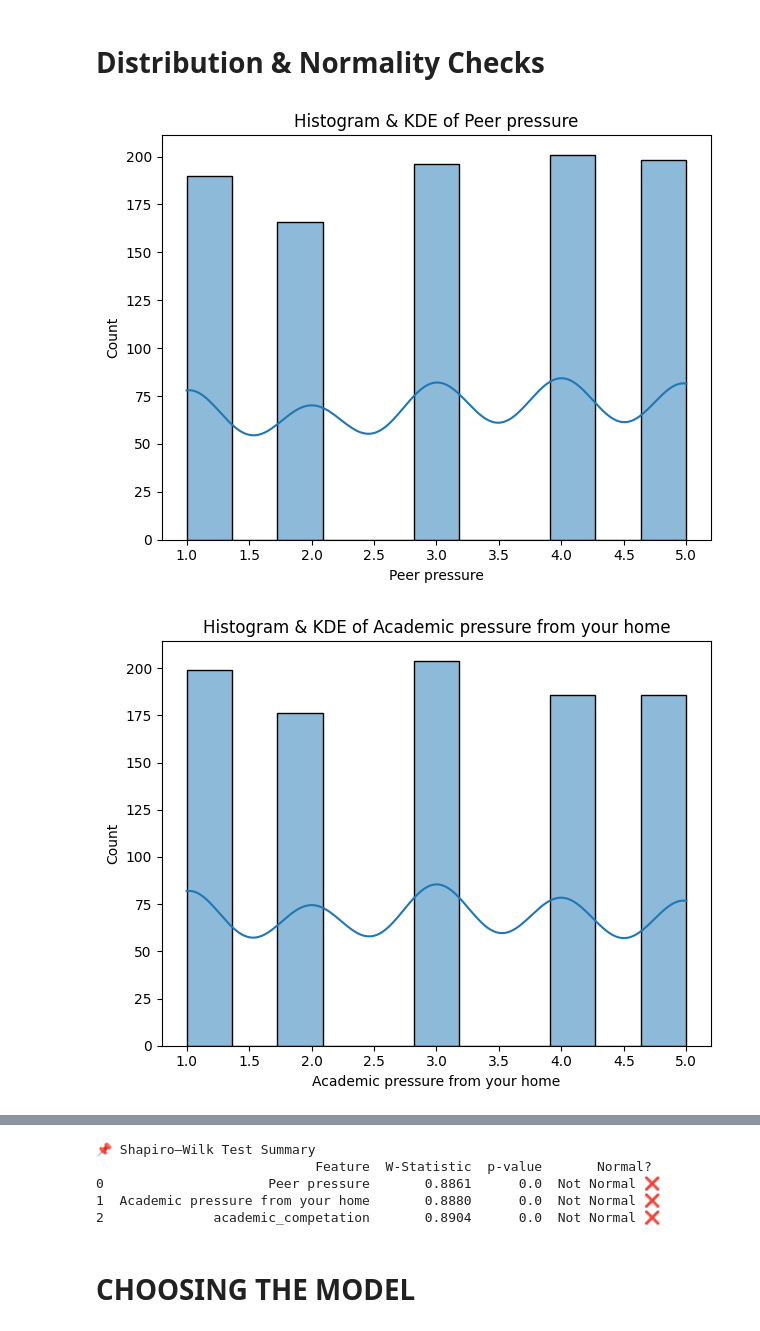
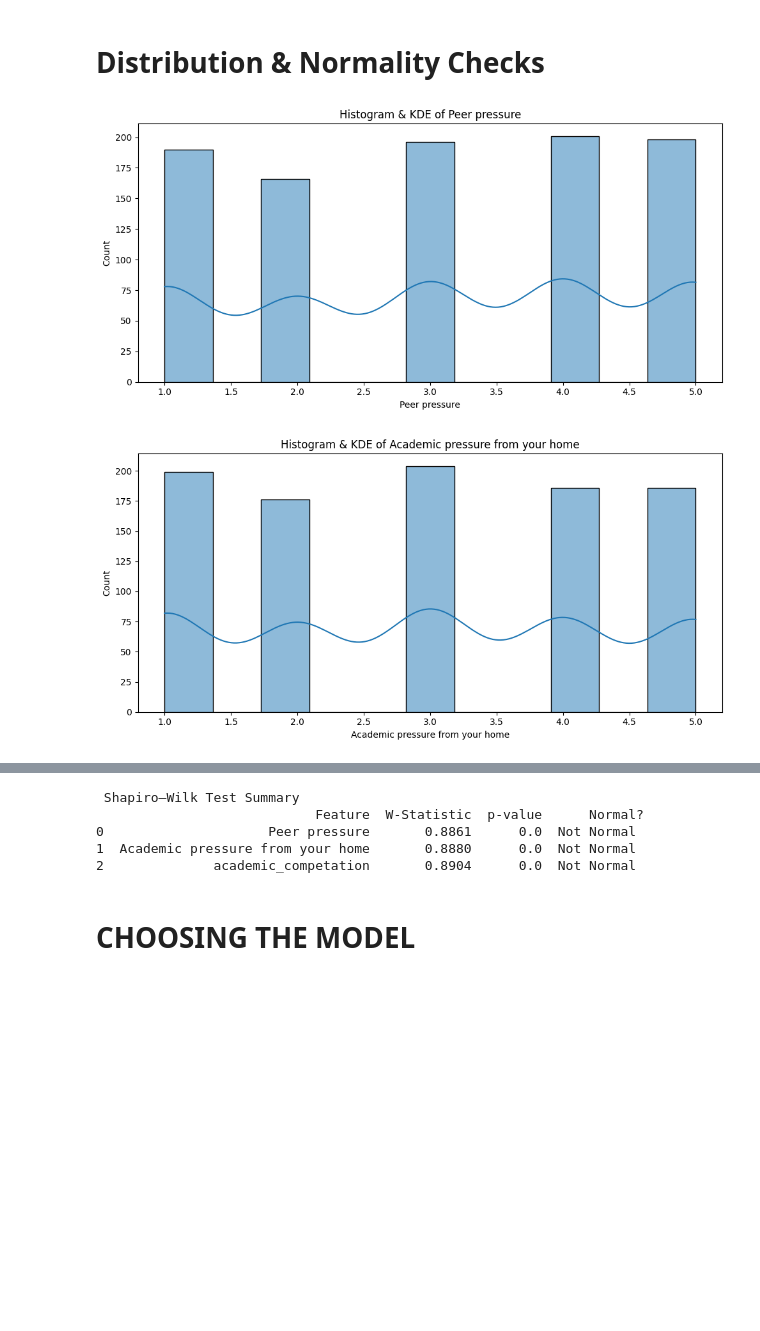
Before and after one commit to Mamon-Codes/data_science_project, a Jupyter notebook: stress_level.ipynb, the cells around one changed output, grey strips where cells are left out. Saved outputs shown, nothing was run; the diff lists cells and outputs as text; code cells hidden in the pictures; blank space fills up the shorter version.

```diff
--- a/stress_level.ipynb
+++ b/stress_level.ipynb
@@ -8,7 +8,7 @@ import matplotlib.pyplot as plt
 import seaborn as sns
 import plotly.express as px
 # %%
-df = pd.read_csv('synthetic_student_stress.csv')
+df = pd.read_csv('academic_student_stress.csv')
 df.head()
 # %% [output]
 |  | Your Academic Stage | Peer pressure | Academic pressure from your home | Study Environment | What coping strategy you use as a... | ... |
@@ -547,34 +547,34 @@ Result: Significant association between high peer pressure and high stress.
 # %%
 # Identify numeric columns excluding the target variable
 numeric_cols = df.select_dtypes(include=['number']).columns.drop('stress_level')
 
 normality_results = []
 
 for col in numeric_cols:
-    plt.figure(figsize=(12,5))
+    plt.figure(figsize=(10,5))
 
     # Histogram + KDE
-    plt.subplot(1,2,1)
+    # plt.subplot(1,2,1)
     sns.histplot(df[col], kde=True)
     plt.title(f"Histogram & KDE of {col}")
     plt.xlabel(col)
     plt.tight_layout()
     plt.show()
 
     # Shapiro-Wilk Test
     stat, p = stats.shapiro(df[col].dropna())
 
     normality_results.append({
         "Feature": col,
         "W-Statistic": round(stat, 4),
         "p-value": round(p, 4),
-        "Normal?": "Likely Normal ✅" if p > 0.05 else "Not Normal ❌"
+        "Normal?": "Likely Normal " if p > 0.05 else "Not Normal "
     })
 
 # Show Summary Table
 normality_df = pd.DataFrame(normality_results)
-print("\n📌 Shapiro–Wilk Test Summary")
+print("\n Shapiro–Wilk Test Summary")
 print(normality_df)
 # %% [output]
-[figure, old version]
+[figure, new version]
-[figure, old version]
+[figure, new version]
@@ -582,8 +582,8 @@ print(normality_df)
-📌 Shapiro–Wilk Test Summary
-                            Feature  W-Statistic  p-value       Normal?
-0                     Peer pressure       0.8861      0.0  Not Normal ❌
-1  Academic pressure from your home       0.8880      0.0  Not Normal ❌
-2              academic_competation       0.8904      0.0  Not Normal ❌
+ Shapiro–Wilk Test Summary
+                            Feature  W-Statistic  p-value      Normal?
+0                     Peer pressure       0.8861      0.0  Not Normal
+1  Academic pressure from your home       0.8880      0.0  Not Normal
+2              academic_competation       0.8904      0.0  Not Normal
 # %% [markdown]
 # CHOOSING THE MODEL
 # %%
```
Also changed, not shown: parts of 4 cells of this notebook, 2 other files.
